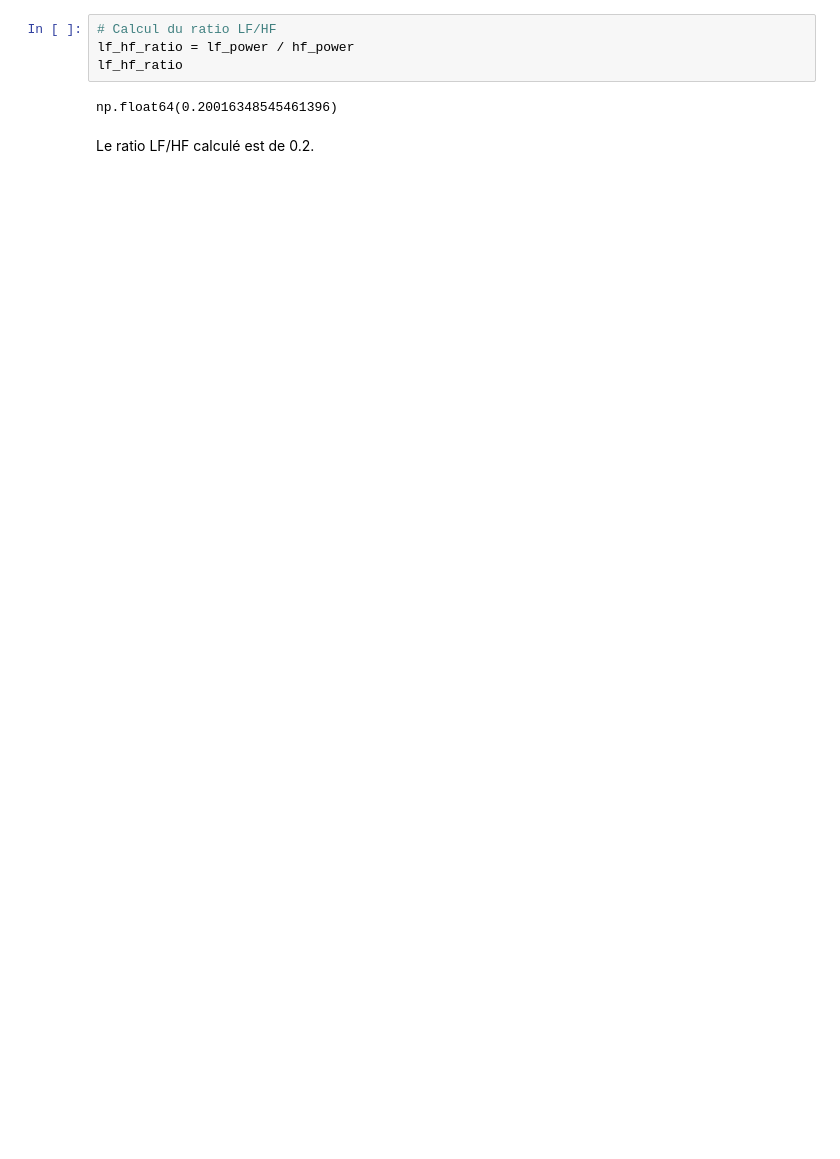
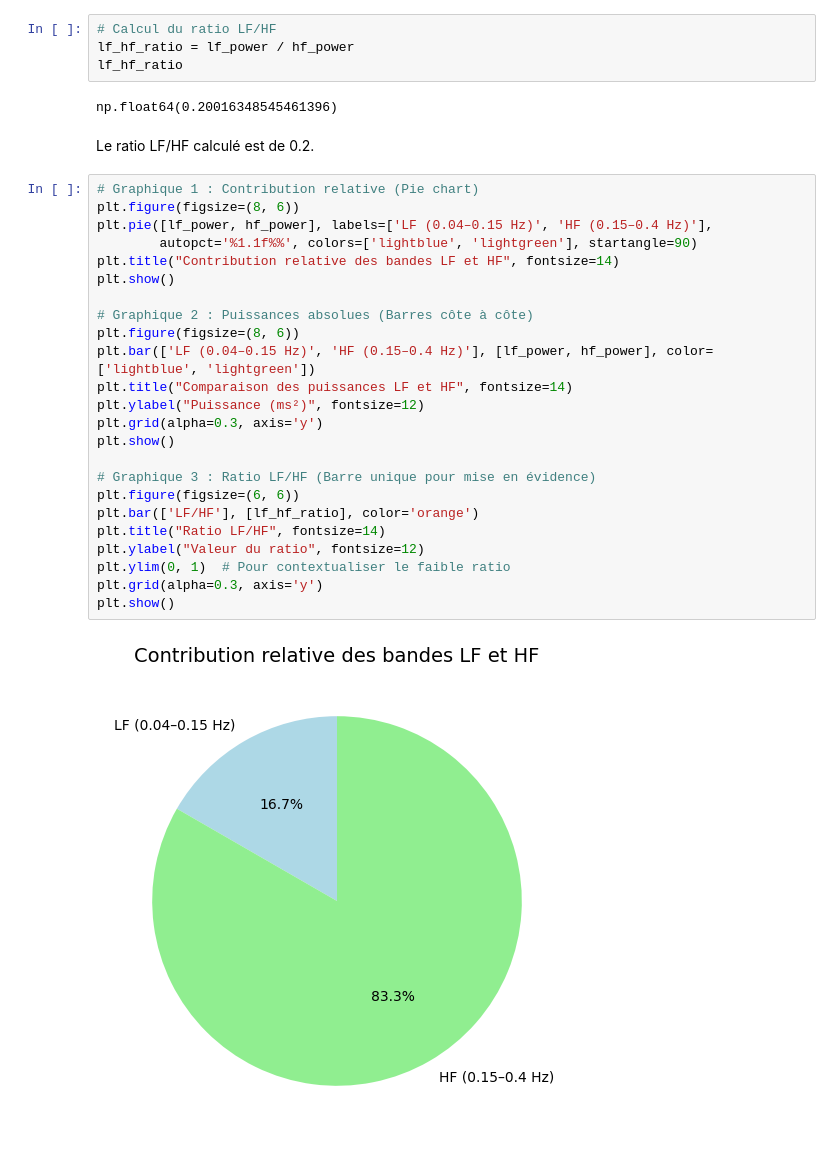
Before and after one commit to leyah-sa/VFC-Analysis, a Jupyter notebook: notebooks/Partie 3/SNA.ipynb, the cells around one changed output. Cells and saved outputs as stored; diff of their text form; blank space fills up the shorter version.

Commit message:
visualizations LF/HF ratio analysis

```diff
--- a/notebooks/Partie 3/SNA.ipynb
+++ b/notebooks/Partie 3/SNA.ipynb
@@ -112,3 +115,29 @@ lf_hf_ratio
 np.float64(0.20016348545461396)
 # %% [markdown]
 Le ratio LF/HF calculé est de 0.2.
+# %%
+# Graphique 1 : Contribution relative (Pie chart)
+plt.figure(figsize=(8, 6))
+plt.pie([lf_power, hf_power], labels=['LF (0.04–0.15 Hz)', 'HF (0.15–0.4 Hz)'],
+        autopct='%1.1f%%', colors=['lightblue', 'lightgreen'], startangle=90)
+plt.title("Contribution relative des bandes LF et HF", fontsize=14)
+plt.show()
+
+# Graphique 2 : Puissances absolues (Barres côte à côte)
+plt.figure(figsize=(8, 6))
+plt.bar(['LF (0.04–0.15 Hz)', 'HF (0.15–0.4 Hz)'], [lf_power, hf_power], color=['lightblue', 'lightgreen'])
+plt.title("Comparaison des puissances LF et HF", fontsize=14)
+plt.ylabel("Puissance (ms²)", fontsize=12)
+plt.grid(alpha=0.3, axis='y')
+plt.show()
+
+# Graphique 3 : Ratio LF/HF (Barre unique pour mise en évidence)
+plt.figure(figsize=(6, 6))
+plt.bar(['LF/HF'], [lf_hf_ratio], color='orange')
+plt.title("Ratio LF/HF", fontsize=14)
+plt.ylabel("Valeur du ratio", fontsize=12)
+plt.ylim(0, 1)  # Pour contextualiser le faible ratio
+plt.grid(alpha=0.3, axis='y')
+plt.show()
+# %% [output]
+[figure, added]
```
Also changed, not shown: parts of 2 cells of this notebook.
